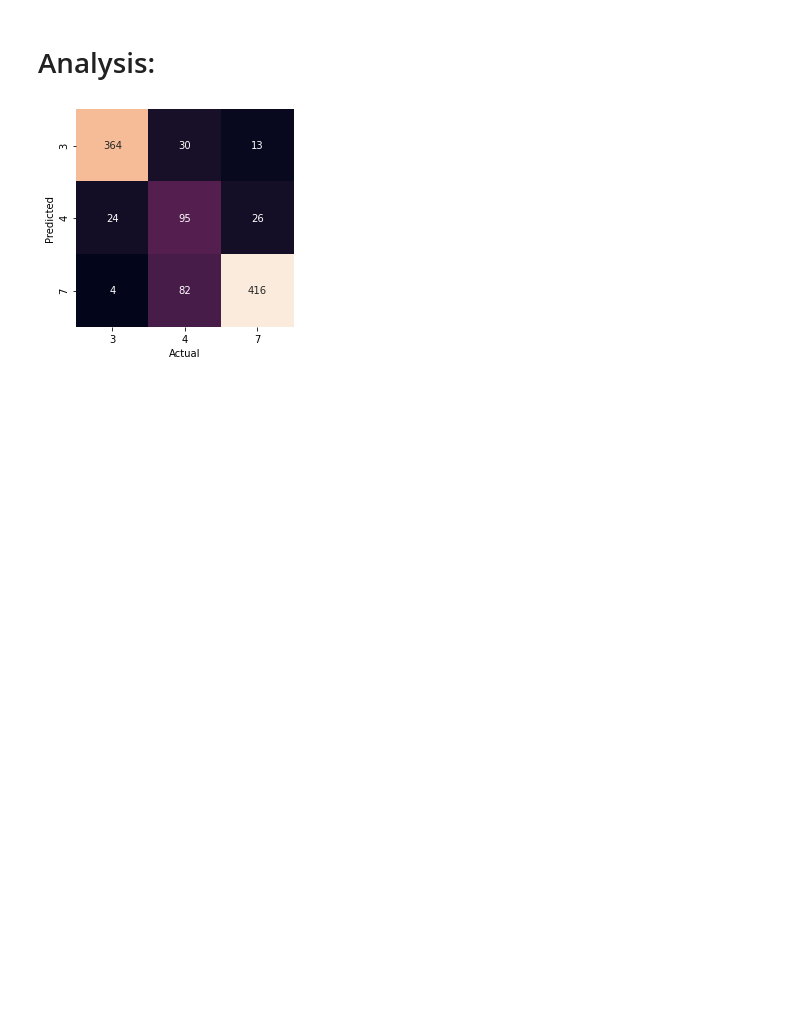
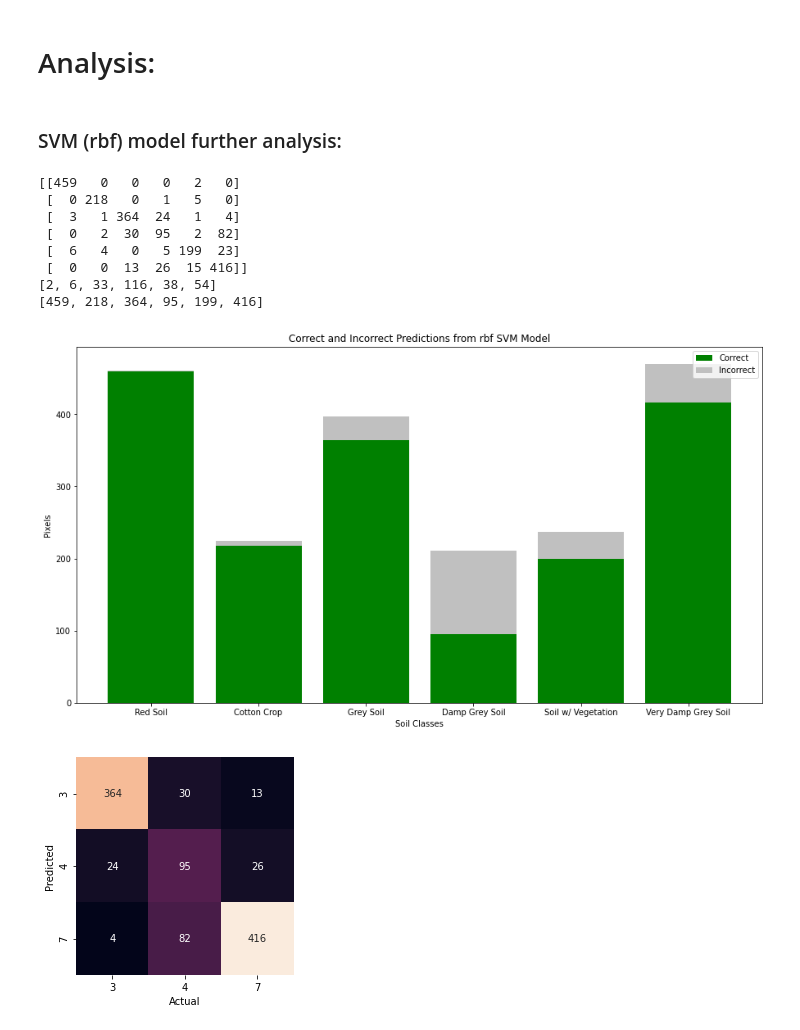
Before and after one commit to dasanaei/ME597-project, a Jupyter notebook: RemoteSensingClassification.ipynb, the cells around one changed output. Drawn from its saved outputs; the diff is of its cells as text; code cells hidden in the pictures; blank space fills up the shorter version.

Commit message:
Add Analysis Section

```diff
--- a/RemoteSensingClassification.ipynb
+++ b/RemoteSensingClassification.ipynb
@@ -264,4 +294,51 @@ print(classification_report(test_y,y_pred))
 weighted avg       0.90      0.90      0.90      2000
 # %% [markdown]
 # Analysis:
+# %% [markdown]
+### SVM (rbf) model further analysis:
+# %%
+from matplotlib.pyplot import figure
+
+print(mat_rbf)
+predict_1_correct = mat_rbf[0,0]
+predict_1_incorrect = sum(mat_rbf[0,1:6])
+predict_2_correct = mat_rbf[1,1]
+predict_2_incorrect = mat_rbf[1,0]+ sum(mat_rbf[1,2:6])
+predict_3_correct = mat_rbf[2,2]
+predict_3_incorrect = sum(mat_rbf[2,0:2]) + sum(mat_rbf[2,3:6])
+predict_4_correct = mat_rbf[3,3]
+predict_4_incorrect = sum(mat_rbf[3,0:3]) + sum(mat_rbf[3,4:6])
+predict_5_correct = mat_rbf[4,4]
+predict_5_incorrect = mat_rbf[4,5]+ sum(mat_rbf[4,0:4])
+predict_7_correct = mat_rbf[5,5]
+predict_7_incorrect = sum(mat_rbf[5,0:5])
+
+predict_correct = [predict_1_correct, predict_2_correct, predict_3_correct, predict_4_correct, predict_5_correct, predict_7_correct]
+predict_incorrect= [predict_1_incorrect, predict_2_incorrect, predict_3_incorrect, predict_4_incorrect, predict_5_incorrect, predict_7_incorrect]
+#print(predict_incorrect)
+#print(predict_correct)
+
+countries = ['Red Soil', 'Cotton Crop', 'Grey Soil', 'Damp Grey Soil', 'Soil w/ Vegetation', 'Very Damp Grey Soil']
+ind = [1,2,3,4,5,6]
+plt.figure(figsize=(15,8))
+
+plt.bar(ind, predict_correct, width=0.8, label='Correct', color='green')
+plt.bar(ind, predict_incorrect, width=0.8, label='Incorrect', color='silver', bottom=predict_correct)
+
+plt.xticks(ind, countries)
+plt.ylabel("Pixels")
+plt.xlabel("Soil Classes")
+plt.legend(loc="upper right")
+plt.title("Correct and Incorrect Predictions from rbf SVM Model")
+plt.show()
+# %% [output]
+[[459   0   0   0   2   0]
+ [  0 218   0   1   5   0]
+ [  3   1 364  24   1   4]
+ [  0   2  30  95   2  82]
+ [  6   4   0   5 199  23]
+ [  0   0  13  26  15 416]]
+[2, 6, 33, 116, 38, 54]
+[459, 218, 364, 95, 199, 416]
+[figure, added]
 # %%
```
Also changed, not shown: parts of 14 cells of this notebook.
